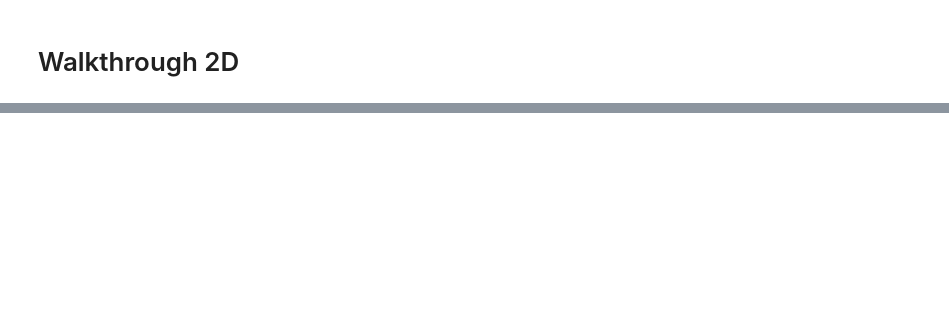
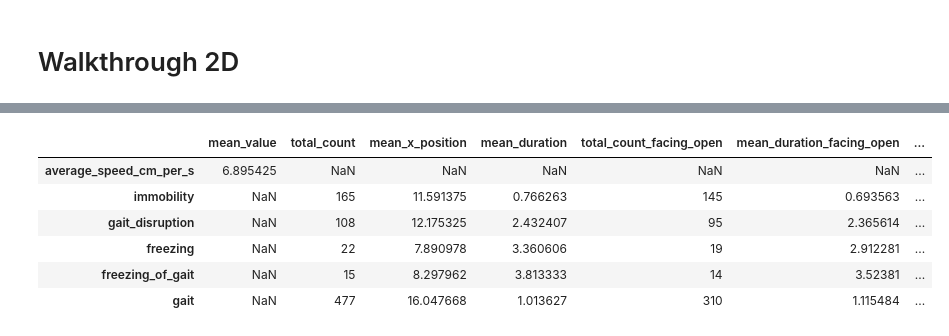
Before and after one commit to Defense-Circuits-Lab/Gait_Analysis, a Jupyter notebook: gait_analysis_walkthrough.ipynb, the cells around one changed output, grey strips where cells are left out. Drawn from its saved outputs; the diff is of its cells as text; code cells hidden in the pictures; blank space fills up the shorter version.

```diff
--- a/gait_analysis_walkthrough.ipynb
+++ b/gait_analysis_walkthrough.ipynb
@@ -71,0 +60,10 @@ bot.immobility_bout_df
+# %%
+objects[0].session_df
+# %% [output]
+|  | mean_value | total_count | mean_x_position | mean_duration | total_count_facing_open | mean_duration_facing_open | ... |
+| average_speed_cm_per_s | 6.895425 | NaN | NaN | NaN | NaN | NaN | ... |
+| immobility | NaN | 165 | 11.591375 | 0.766263 | 145 | 0.693563 | ... |
+| gait_disruption | NaN | 108 | 12.175325 | 2.432407 | 95 | 2.365614 | ... |
+| freezing | NaN | 22 | 7.890978 | 3.360606 | 19 | 2.912281 | ... |
+| freezing_of_gait | NaN | 15 | 8.297962 | 3.813333 | 14 | 3.52381 | ... |
+| gait | NaN | 477 | 16.047668 | 1.013627 | 310 | 1.115484 | ... |
```
Also changed, not shown: parts of 41 cells of this notebook, 2 other files.
